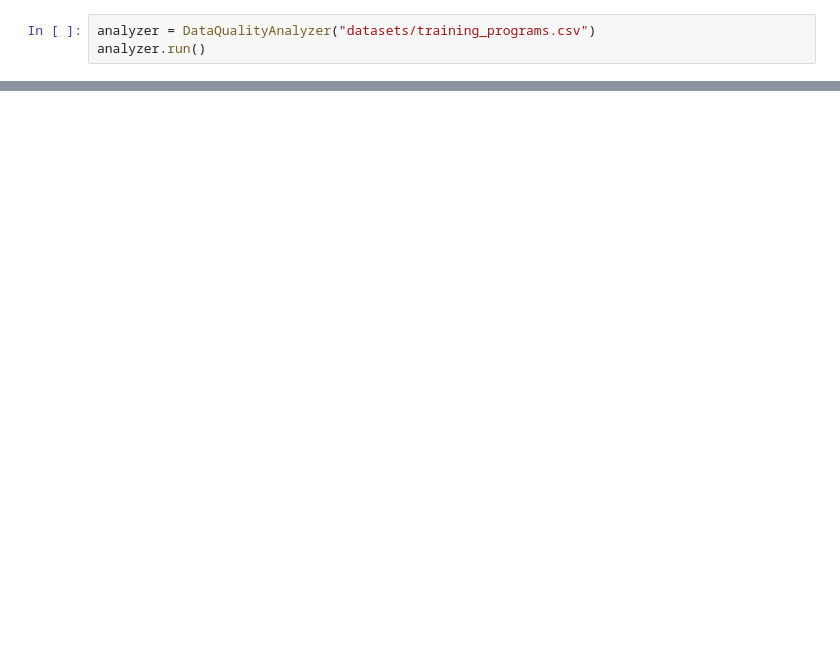
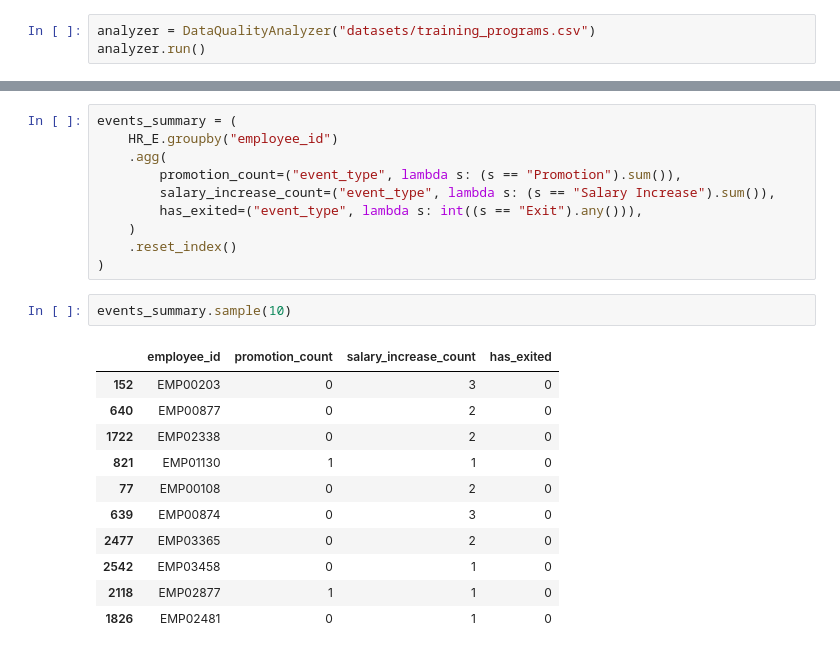
Before and after one commit to Sara-xv/Meridian-Group, a Jupyter notebook: Understanding and Cleaning.ipynb, the cells around one changed output, grey strips where cells are left out. Cells and saved outputs as stored; diff of their text form; blank space fills up the shorter version.

```diff
--- a/Understanding and Cleaning.ipynb
+++ b/Understanding and Cleaning.ipynb
@@ -230,0 +350,24 @@ analyzer.run()
+# %%
+events_summary = (
+    HR_E.groupby("employee_id")
+    .agg(
+        promotion_count=("event_type", lambda s: (s == "Promotion").sum()),
+        salary_increase_count=("event_type", lambda s: (s == "Salary Increase").sum()),
+        has_exited=("event_type", lambda s: int((s == "Exit").any())),
+    )
+    .reset_index()
+)
+# %%
+events_summary.sample(10)
+# %% [output]
+|  | employee_id | promotion_count | salary_increase_count | has_exited |
+| 152 | EMP00203 | 0 | 3 | 0 |
+| 640 | EMP00877 | 0 | 2 | 0 |
+| 1722 | EMP02338 | 0 | 2 | 0 |
+| 821 | EMP01130 | 1 | 1 | 0 |
+| 77 | EMP00108 | 0 | 2 | 0 |
+| 639 | EMP00874 | 0 | 3 | 0 |
+| 2477 | EMP03365 | 0 | 2 | 0 |
+| 2542 | EMP03458 | 0 | 1 | 0 |
+| 2118 | EMP02877 | 1 | 1 | 0 |
+| 1826 | EMP02481 | 0 | 1 | 0 |
```
Also changed, not shown: parts of 11 cells of this notebook, 2 other files.
